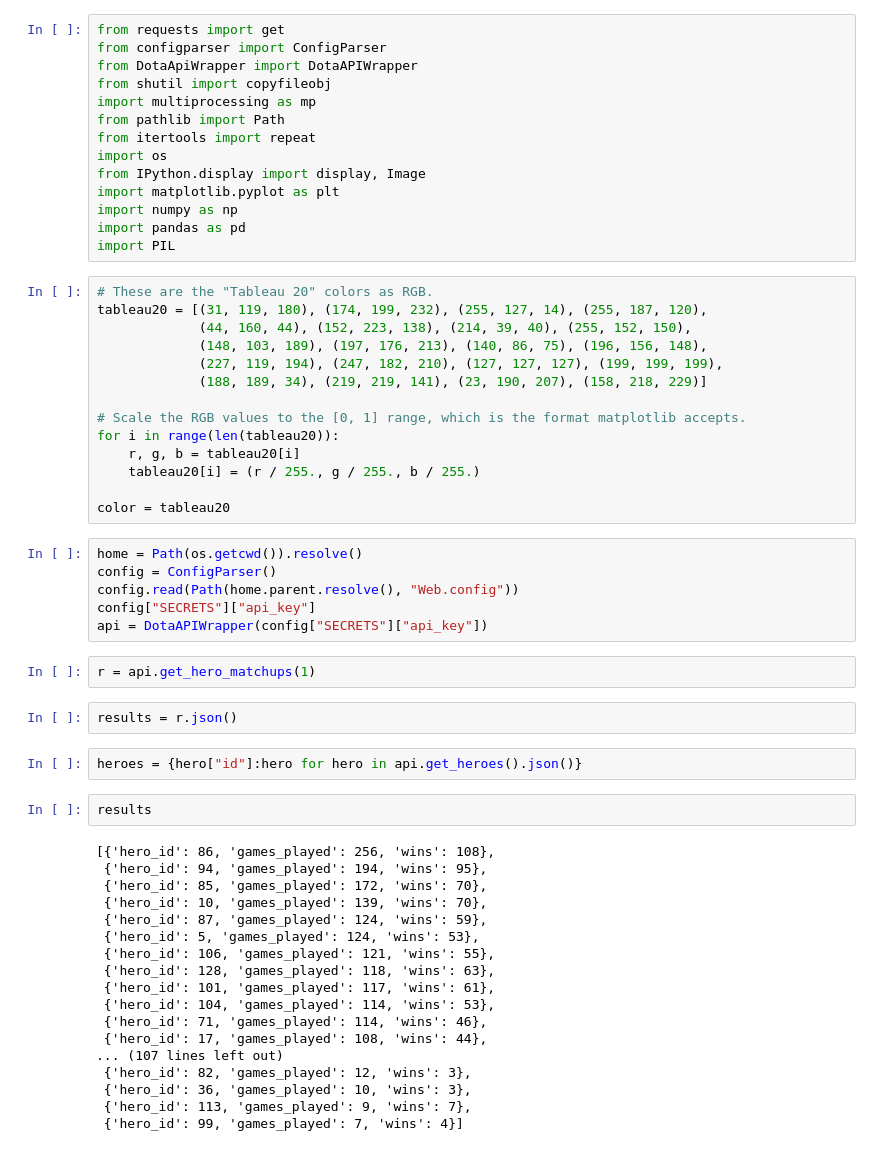
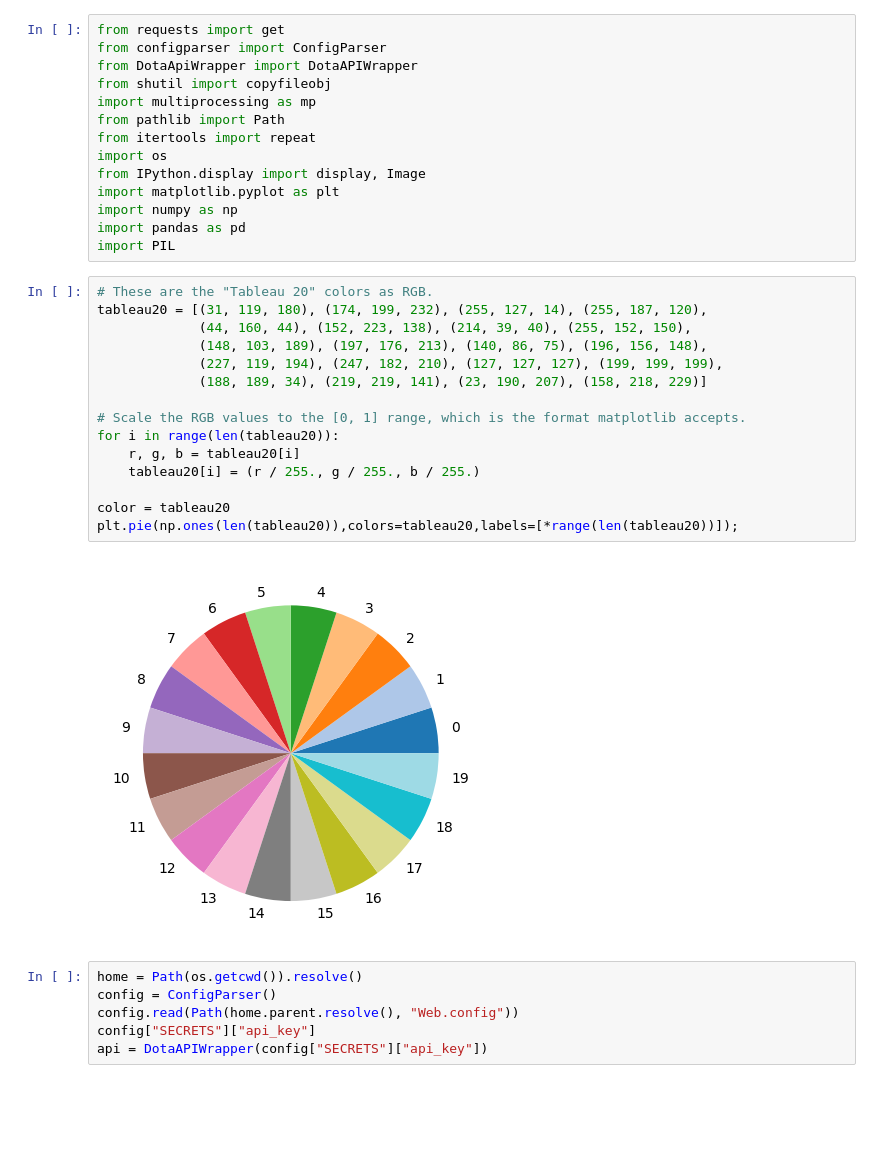
Before and after one commit to rrochlin/DotaAPIProject, a Jupyter notebook: project/analysis.ipynb, the cells around one changed output. Drawn from its saved outputs; the diff is of its cells as text; blank space fills up the shorter version.

```diff
--- a/project/analysis.ipynb
+++ b/project/analysis.ipynb
@@ -15,46 +15,23 @@ import PIL
 # %%
 # These are the "Tableau 20" colors as RGB.
 tableau20 = [(31, 119, 180), (174, 199, 232), (255, 127, 14), (255, 187, 120),
              (44, 160, 44), (152, 223, 138), (214, 39, 40), (255, 152, 150),
              (148, 103, 189), (197, 176, 213), (140, 86, 75), (196, 156, 148),
              (227, 119, 194), (247, 182, 210), (127, 127, 127), (199, 199, 199),
              (188, 189, 34), (219, 219, 141), (23, 190, 207), (158, 218, 229)]
 
 # Scale the RGB values to the [0, 1] range, which is the format matplotlib accepts.
 for i in range(len(tableau20)):
     r, g, b = tableau20[i]
     tableau20[i] = (r / 255., g / 255., b / 255.)
 
 color = tableau20
+plt.pie(np.ones(len(tableau20)),colors=tableau20,labels=[*range(len(tableau20))]);
+# %% [output]
+[figure, added]
 # %%
 home = Path(os.getcwd()).resolve()
 config = ConfigParser()
 config.read(Path(home.parent.resolve(), "Web.config"))
 config["SECRETS"]["api_key"]
 api = DotaAPIWrapper(config["SECRETS"]["api_key"])
-# %%
-r = api.get_hero_matchups(1)
-# %%
-results = r.json()
-# %%
-heroes = {hero["id"]:hero for hero in api.get_heroes().json()}
-# %%
-results
-# %% [output]
-[{'hero_id': 86, 'games_played': 256, 'wins': 108},
- {'hero_id': 94, 'games_played': 194, 'wins': 95},
- {'hero_id': 85, 'games_played': 172, 'wins': 70},
- {'hero_id': 10, 'games_played': 139, 'wins': 70},
- {'hero_id': 87, 'games_played': 124, 'wins': 59},
- {'hero_id': 5, 'games_played': 124, 'wins': 53},
- {'hero_id': 106, 'games_played': 121, 'wins': 55},
- {'hero_id': 128, 'games_played': 118, 'wins': 63},
- {'hero_id': 101, 'games_played': 117, 'wins': 61},
- {'hero_id': 104, 'games_played': 114, 'wins': 53},
- {'hero_id': 71, 'games_played': 114, 'wins': 46},
- {'hero_id': 17, 'games_played': 108, 'wins': 44},
-... (107 lines left out)
- {'hero_id': 82, 'games_played': 12, 'wins': 3},
- {'hero_id': 36, 'games_played': 10, 'wins': 3},
- {'hero_id': 113, 'games_played': 9, 'wins': 7},
- {'hero_id': 99, 'games_played': 7, 'wins': 4}]
```
Also changed, not shown: parts of 6 cells of this notebook, 5 other files.
